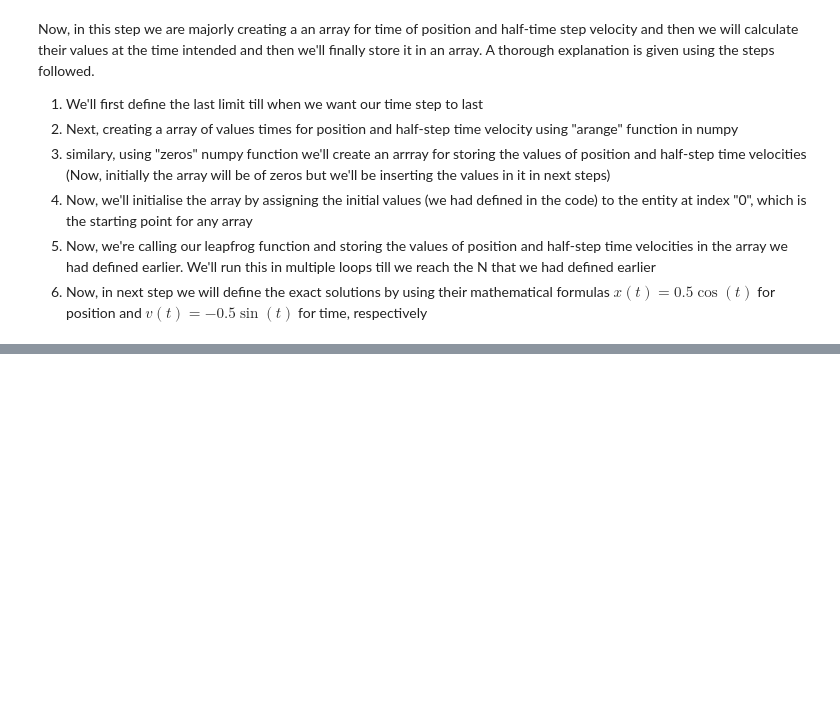
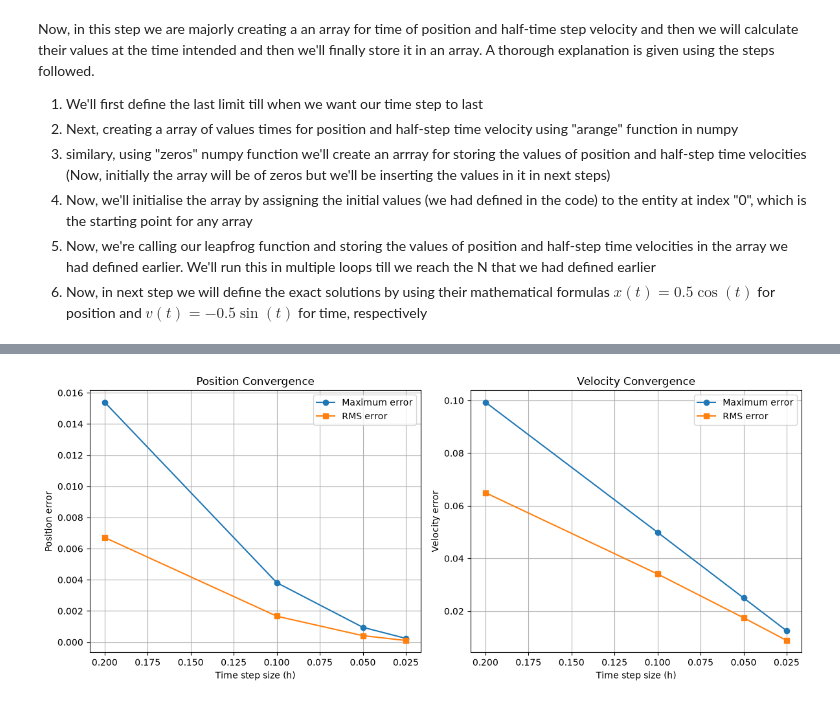
Before and after one commit to Aathi2165/AE801_2026, a Jupyter notebook: numode_ivp/Abhishek_Mahajan_IVP.ipynb, the cells around one changed output, grey strips where cells are left out. Saved outputs shown, nothing was run; the diff lists cells and outputs as text; code cells hidden in the pictures; blank space fills up the shorter version.

```diff
--- a/numode_ivp/Abhishek_Mahajan_IVP.ipynb
+++ b/numode_ivp/Abhishek_Mahajan_IVP.ipynb
@@ -262,0 +267,90 @@ NameError: name 'np' is not defined
+# %%
+#Firstly, storing the 4 different time-steps which we'll be using for our analysis in form of array
+h = np.array([0.025, 0.05, 0.1, 0.2])
+
+#Now we'll store the erros in position (x), velocity (v) in form of arrays
+error_x = []
+error_v = []
+error_rms_x = []
+error_rms_v = []
+
+# Stating the inital conditions again
+x0 = 0.5
+v0 = 0
+Wp = 1
+
+# Nested loops for calulating the x and v for each of the h values (which we are taking as 4 different values)
+for i in range(len(h)):
+    h_new = h[i]
+    n = int(20 / h_new)
+
+    x = x0
+
+    # Calculating initial half-step velocity
+    a0 = -(Wp**2) * x0
+    v = v0 - 0.5 * h_new * a0
+
+    p_new = [x]
+    v_half = [v]
+
+    # initiating the leapfrog function for these each values of h
+    for j in range(n):
+        x, v = leapfrog(x, v, h_new)
+        p_new.append(x)
+        v_half.append(v)
+
+    p_new = np.array(p_new)
+    v_half = np.array(v_half)
+
+    # Storing the time in an array
+    time = np.arange(n + 1) * h_new
+
+    # Calculating velocity at full time steps
+    q_new = np.zeros(n + 1)
+    q_new[0] = v0
+    q_new[1:] = 0.5 * (v_half[:-1] + v_half[1:])
+
+    # Finding exact solutions
+    x_exact = 0.5 * np.cos(time)
+    v_exact = -0.5 * np.sin(time)
+
+    # Now, we'll calculate our errors
+    x_diff = x_exact - p_new
+    v_diff = v_exact - q_new
+
+    error_x.append(np.max(np.abs(x_diff)))
+    error_v.append(np.max(np.abs(v_diff)))
+
+    error_rms_x.append(np.sqrt(np.mean(x_diff**2)))
+    error_rms_v.append(np.sqrt(np.mean(v_diff**2)))
+
+plt.figure(figsize=(12, 5))
+
+plt.subplot(1, 2, 1)
+plt.plot(h, error_x, 'o-', label='Maximum error')
+plt.plot(h, error_rms_x, 's-', label='RMS error')
+plt.gca().invert_xaxis()
+plt.xlabel('Time step size (h)')
+plt.ylabel('Position error')
+plt.title('Position Convergence')
+plt.grid(True)
+plt.legend()
+
+plt.subplot(1, 2, 2)
+plt.plot(h, error_v, 'o-', label='Maximum error')
+plt.plot(h, error_rms_v, 's-', label='RMS error')
+plt.gca().invert_xaxis()
+plt.xlabel('Time step size (h)')
+plt.ylabel('Velocity error')
+plt.title('Velocity Convergence')
+plt.grid(True)
+plt.legend()
+
+plt.tight_layout()
+plt.show()
+
+
+# Now, we'll print the maximum position errors we've got for each value of h
+print("Maximum position errors:", error_x)
+# %% [output]
+[figure, added]
```
Also changed, not shown: parts of 5 cells of this notebook.
